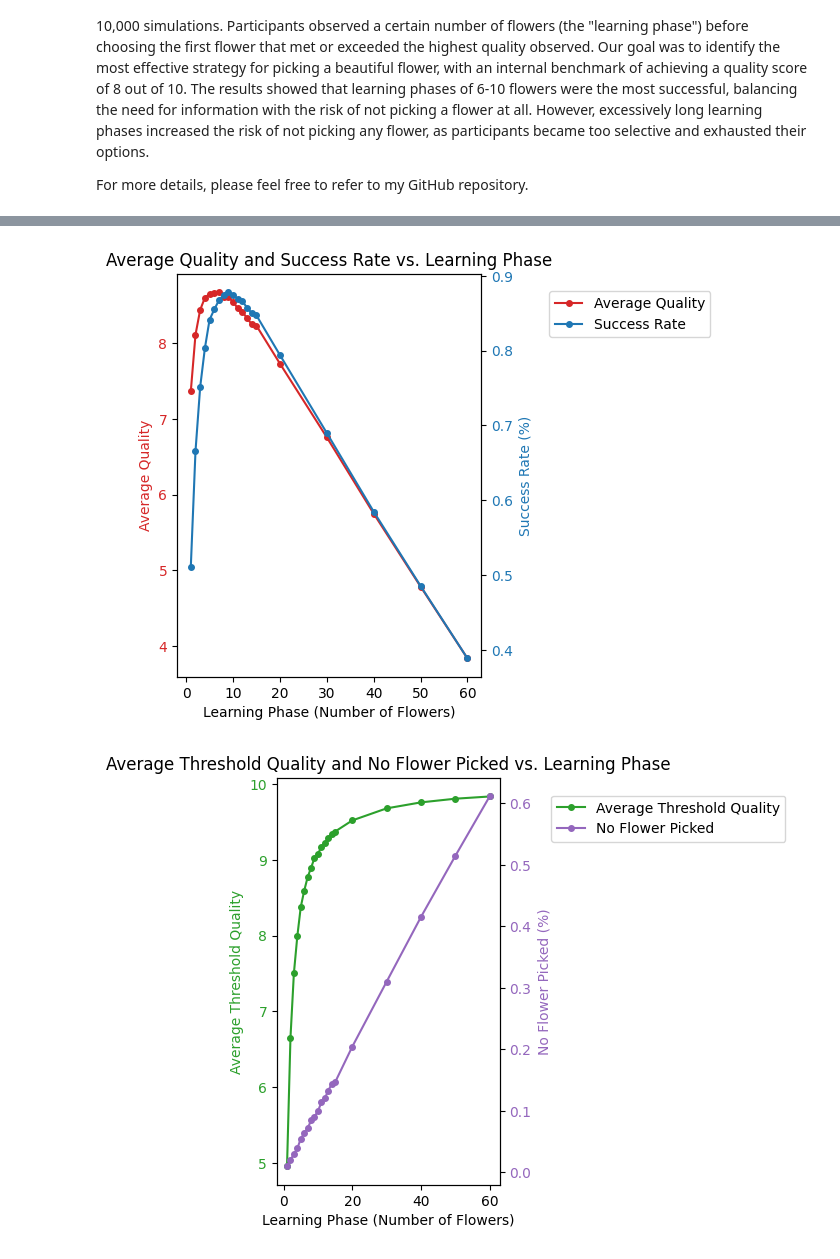
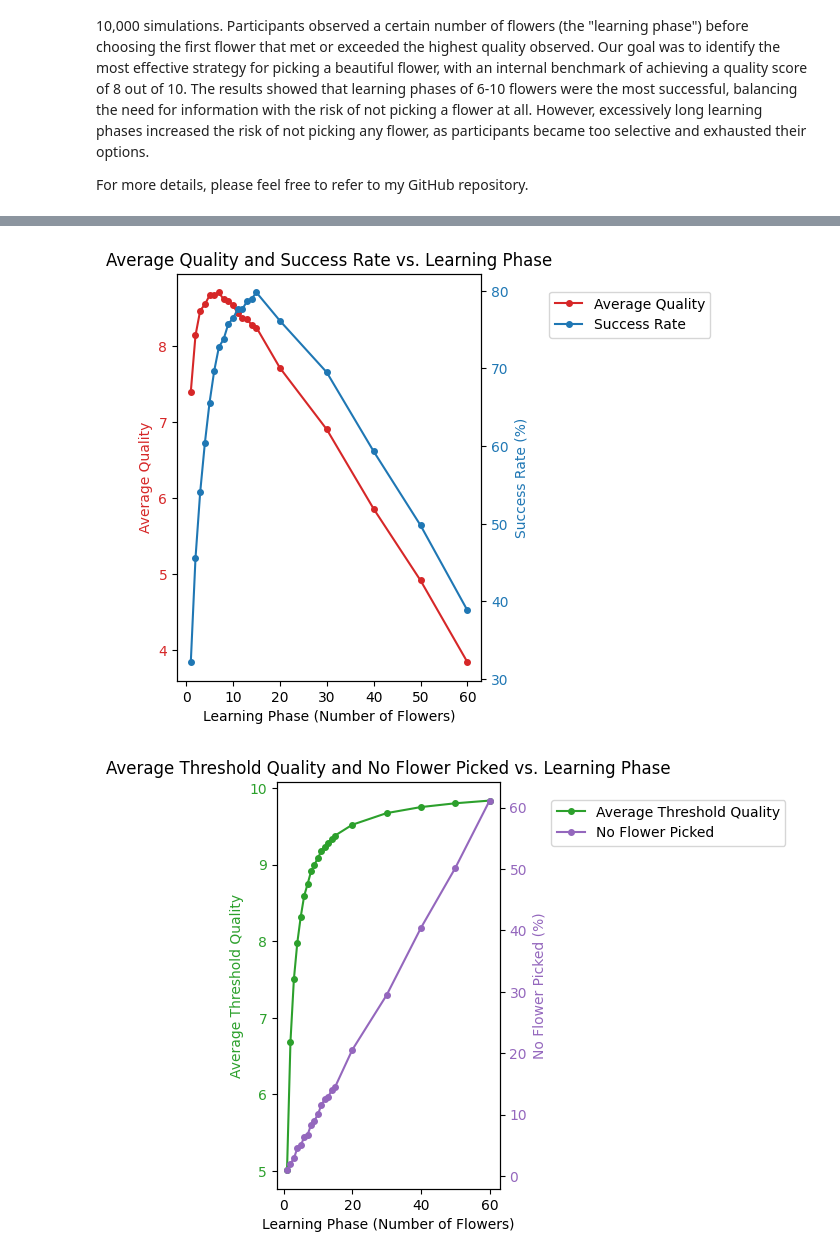
Before and after one commit to Tom-Yuen/TomY_Little_Projects, a Jupyter notebook: Best_Flower.ipynb, the cells around one changed output, grey strips where cells are left out. Saved outputs shown, nothing was run; the diff lists cells and outputs as text; code cells hidden in the pictures.

```diff
--- a/Best_Flower.ipynb
+++ b/Best_Flower.ipynb
@@ -118,7 +118,7 @@ ax2 = ax1.twinx()  # instantiate a second axes that shares the same x-axis
 
 color = 'tab:blue'
 ax2.set_ylabel('Success Rate (%)', color=color)
-ax2.plot(learning_phases, success_rates, color=color, marker='o', markersize=4, label='Success Rate')
+ax2.plot(learning_phases, [x * 100 for x in success_rates], color=color, marker='o', markersize=4, label='Success Rate')
 ax2.tick_params(axis='y', labelcolor=color)
 
 # Add legend outside the plot
@@ -127,33 +127,33 @@ lines2, labels2 = ax2.get_legend_handles_labels()
 ax2.legend(lines + lines2, labels + labels2, loc='center left', bbox_to_anchor=(1.2, 0.9))
 
 fig.tight_layout()  # otherwise the right y-label is slightly clipped
 plt.title('Average Quality and Success Rate vs. Learning Phase')
 plt.show()
 
 # Create the second plot (Average Threshold Quality and No Tree Picked)
 fig, ax1 = plt.subplots()
 
 color = 'tab:green'
 ax1.set_xlabel('Learning Phase (Number of Flowers)')
 ax1.set_ylabel('Average Threshold Quality', color=color)
 ax1.plot(learning_phases, avg_thresholds, color=color, marker='o', markersize=4, label='Average Threshold Quality')
 ax1.tick_params(axis='y', labelcolor=color)
 
 ax2 = ax1.twinx()  # instantiate a second axes that shares the same x-axis
 
 color = 'tab:purple'
 ax2.set_ylabel('No Flower Picked (%)', color=color)
-ax2.plot(learning_phases, no_tree_percentages, color=color, marker='o', markersize=4, label='No Flower Picked')
+ax2.plot(learning_phases, [x * 100 for x in no_tree_percentages], color=color, marker='o', markersize=4, label='No Flower Picked')
 ax2.tick_params(axis='y', labelcolor=color)
 
 # Add legend outside the plot
 lines, labels = ax1.get_legend_handles_labels()
 lines2, labels2 = ax2.get_legend_handles_labels()
 ax2.legend(lines + lines2, labels + labels2, loc='center left', bbox_to_anchor=(1.2, 0.9))
 
 fig.tight_layout()  # otherwise the right y-label is slightly clipped
 plt.title('Average Threshold Quality and No Flower Picked vs. Learning Phase')
 plt.show()
 # %% [output]
-[figure, old version]
+[figure, new version]
-[figure, old version]
+[figure, new version]
```
Also changed, not shown: parts of 2 cells of this notebook.
